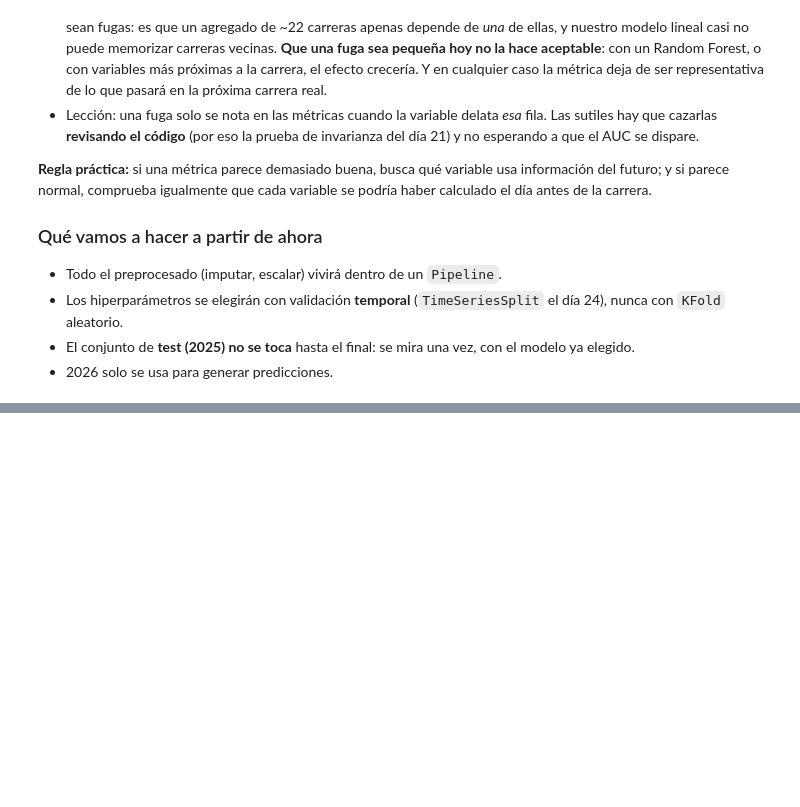
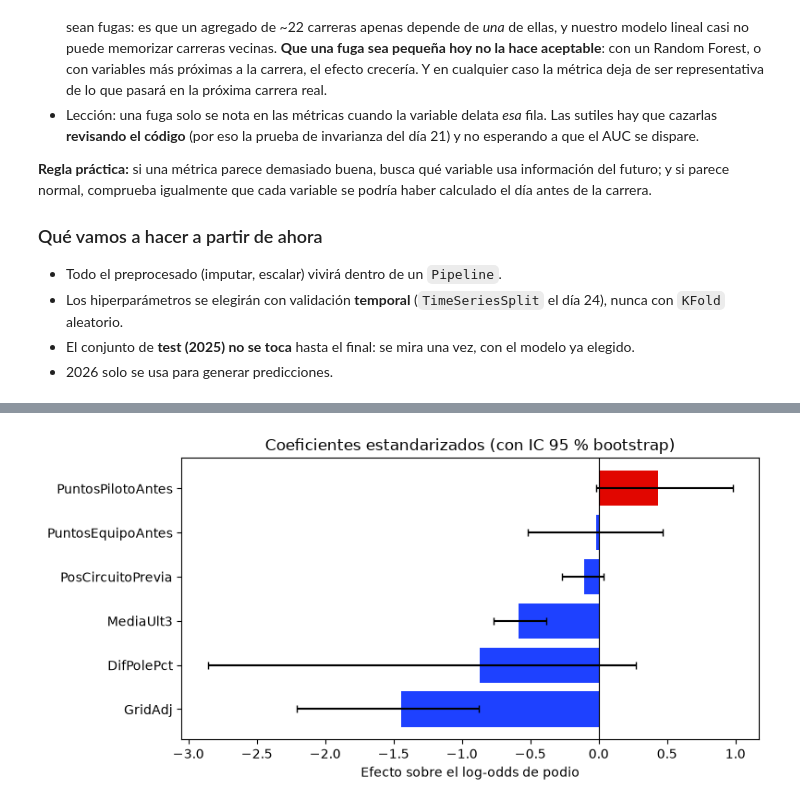
Before and after one commit to wewesito/f1-strategy-analytics, a Jupyter notebook: notebooks/04_prediccion.ipynb, the cells around one changed output, grey strips where cells are left out. Saved outputs shown, nothing was run; the diff lists cells and outputs as text; code cells hidden in the pictures; blank space fills up the shorter version.

```diff
--- a/notebooks/04_prediccion.ipynb
+++ b/notebooks/04_prediccion.ipynb
@@ -364,0 +477,6 @@ y si parece normal, comprueba igualmente que cada variable se podría haber calc
+# %%
+coefs = md.tabla_coeficientes(logit, ft.FEATURES)
+ic = md.bootstrap_coeficientes(X_train, y_train, n=300)
+tabla = coefs.join(ic).round(3)
+tabla['¿IC incluye 0?'] = (tabla['IC 2.5 %'] <= 0) & (tabla['IC 97.5 %'] >= 0)
+tabla
@@ -364,0 +491,12 @@ y si parece normal, comprueba igualmente que cada variable se podría haber calc
+# %%
+fig, ax = plt.subplots(figsize=(8, 4))
+t = tabla.sort_values('Coef (std)')
+ax.barh(t.index, t['Coef (std)'], color=np.where(t['Coef (std)'] < 0, '#1E41FF', '#E10600'),
+        xerr=[t['Coef (std)'] - t['IC 2.5 %'], t['IC 97.5 %'] - t['Coef (std)']], capsize=3)
+ax.axvline(0, color='k', lw=0.8)
+ax.set_title('Coeficientes estandarizados (con IC 95 % bootstrap)')
+ax.set_xlabel('Efecto sobre el log-odds de podio')
+plt.tight_layout()
+plt.show()
+# %% [output]
+[figure, added]
```
Also changed, not shown: parts of 11 cells of this notebook, 1 other file.
